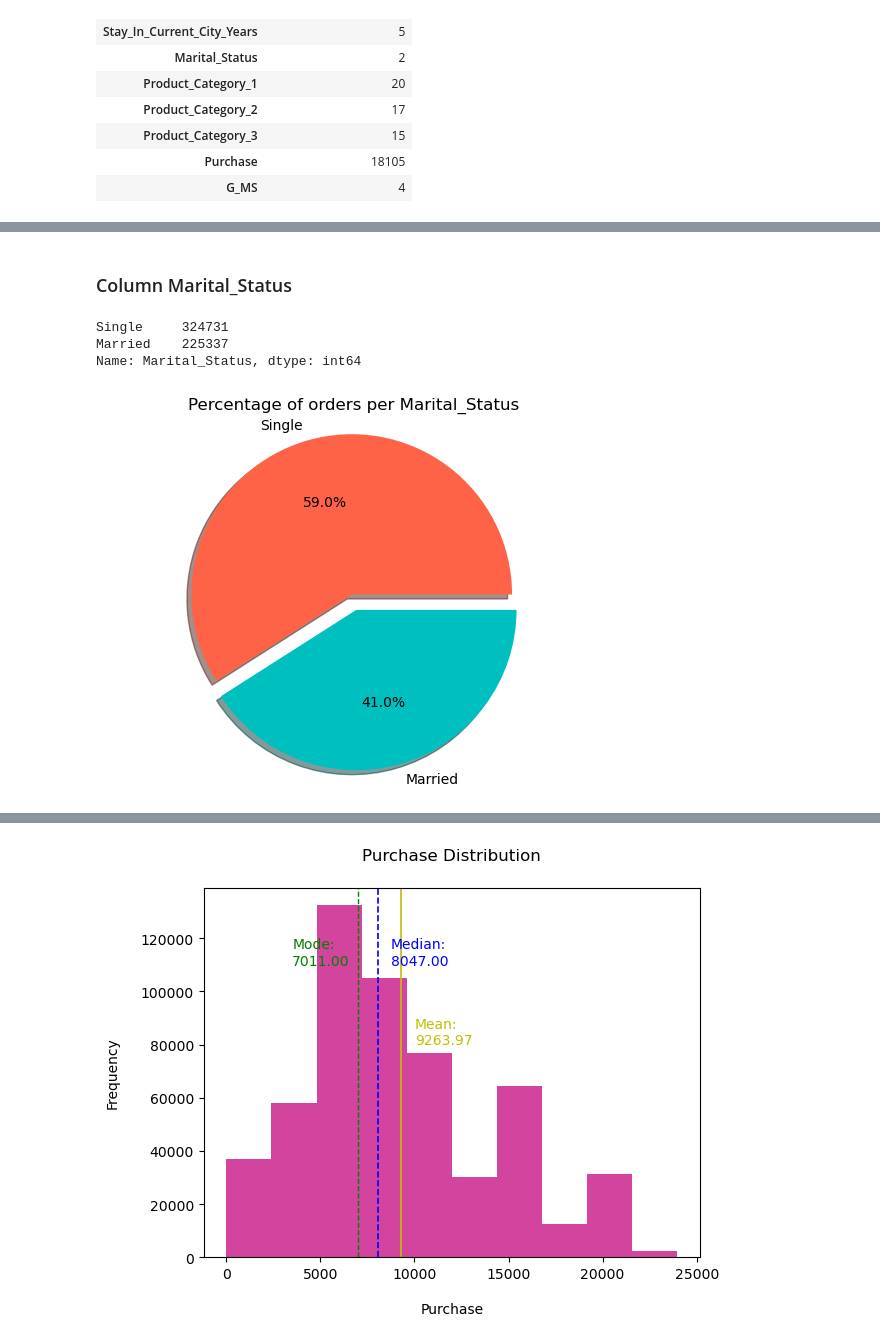
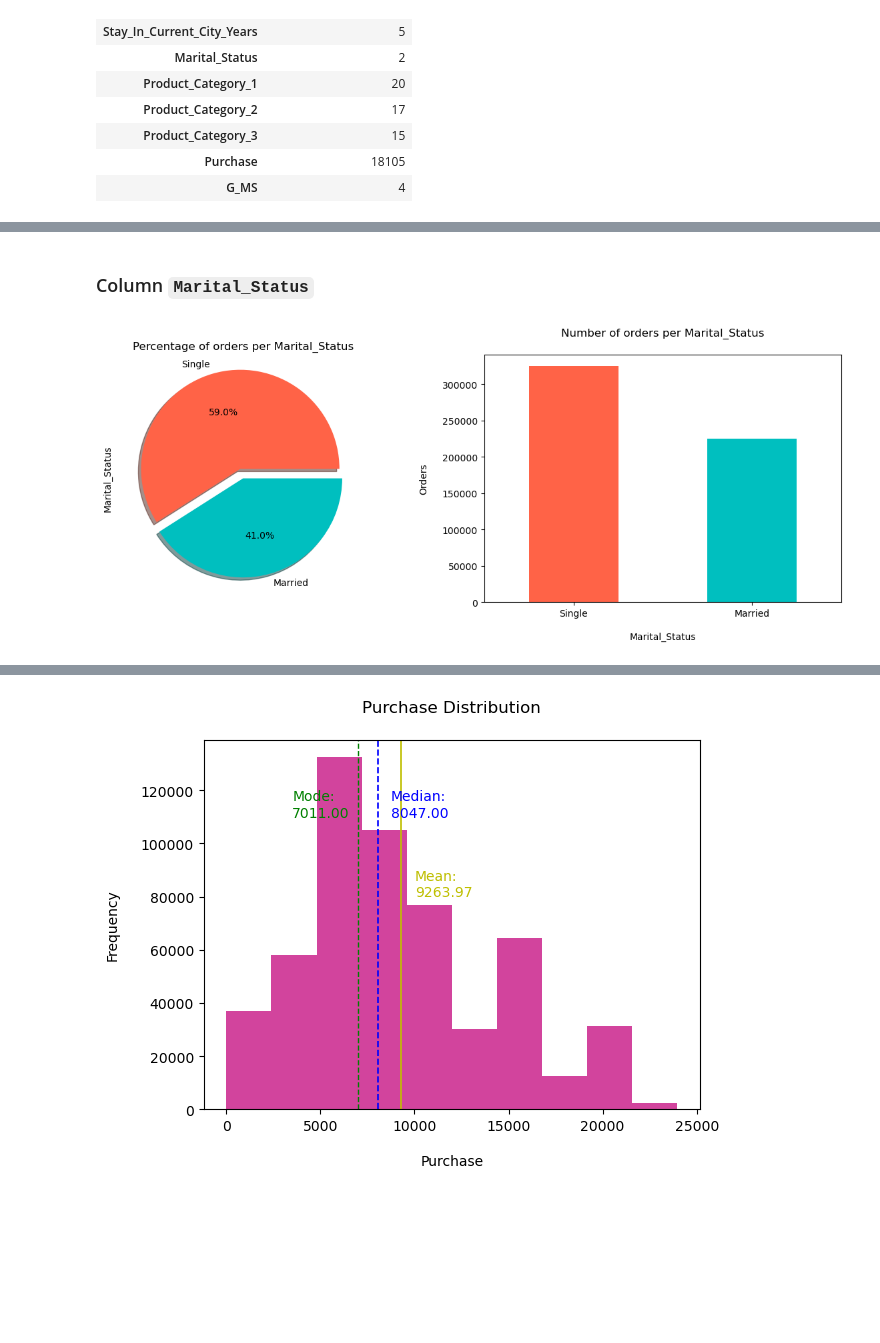
Before and after one commit to nguyenminhthuy/da-course-cybersoft, a Jupyter notebook: pj-black-friday-sales/black-friday-sales.ipynb, the cells around one changed output, grey strips where cells are left out. Drawn from its saved outputs; the diff is of its cells as text; code cells hidden in the pictures; blank space fills up the shorter version.

```diff
--- a/pj-black-friday-sales/black-friday-sales.ipynb
+++ b/pj-black-friday-sales/black-friday-sales.ipynb
@@ -50,8 +51,7 @@ from pandas.api.types import CategoricalDtype
 import warnings
 warnings.filterwarnings('ignore',category=FutureWarning)
 # %%
-df = pd.read_csv("data/black-friday-sales-eda.csv",
-                low_memory=False)
+df = pd.read_csv("data/black-friday-sales-eda.csv", low_memory=False)
 df.info()
 # %% [output]
 <class 'pandas.core.frame.DataFrame'>
@@ -123,11 +123,9 @@ df['Product_Category_3'].fillna(mode_product_cat3, inplace=True)
 * Marital_Status: 0: Single, 1: Married
 * Combine 2 columns: Gender and Marital_Status
 # %%
-df['Gender'] = df['Gender'].replace(['F', 'M'],
-                                    ['Female', 'Male'])
+df['Gender'] = df['Gender'].replace(['F', 'M'], ['Female', 'Male'])
 # %%
-df['Marital_Status'] = df['Marital_Status'].replace([0,1],
-                                                    ['Single', 'Married'])
+df['Marital_Status'] = df['Marital_Status'].replace([0,1], ['Single', 'Married'])
 # %%
 df['G_MS'] = df["Gender"].str.cat(df["Marital_Status"], sep = ", ")
 # %% [markdown]
@@ -358,21 +300,27 @@ plt.show;
 # %% [markdown]
-### Column Marital_Status
+### Column `Marital_Status`
-# %%
-marital_stt_col = df['Marital_Status'].value_counts()
-marital_stt_col
-# %% [output]
-Single     324731
-Married    225337
-Name: Marital_Status, dtype: int64
 # %%
-plt.pie(marital_stt_col,
-       labels = marital_stt_col.index,
-       autopct = '%1.1f%%',
-       colors = ['tomato','c'],
-       explode = (0.1, 0),
-       shadow = True)
-plt.axis('equal')
-plt.title('Percentage of orders per Marital_Status')
-plt.show()
+marital_stt_col = df['Marital_Status'].value_counts()
+
+fig, [ax1, ax2] = plt.subplots(nrows=1, ncols=2, figsize=(12,5))
+
+marital_stt_col.plot(ax=ax1,
+                    kind='pie',
+                    labels = marital_stt_col.index,
+                    autopct = '%1.1f%%', colors = ['tomato','c'],
+                    explode = (0.1, 0), shadow = True);
+
+marital_stt_col.plot(ax=ax2,
+                    kind='bar',
+                    stacked=False, rot=0,
+                    color=['tomato','c']);
+
+ax1.set_title('Percentage of orders per Marital_Status');
+
+ax2.set_xlabel('Marital_Status', labelpad=15);
+ax2.set_ylabel('Orders', labelpad=15);
+ax2.set_title('Number of orders per Marital_Status', pad=20);
+
+plt.tight_layout()
 # %% [output]
-[figure, old version]
+[figure, new version]
```
Also changed, not shown: parts of 64 cells of this notebook.
